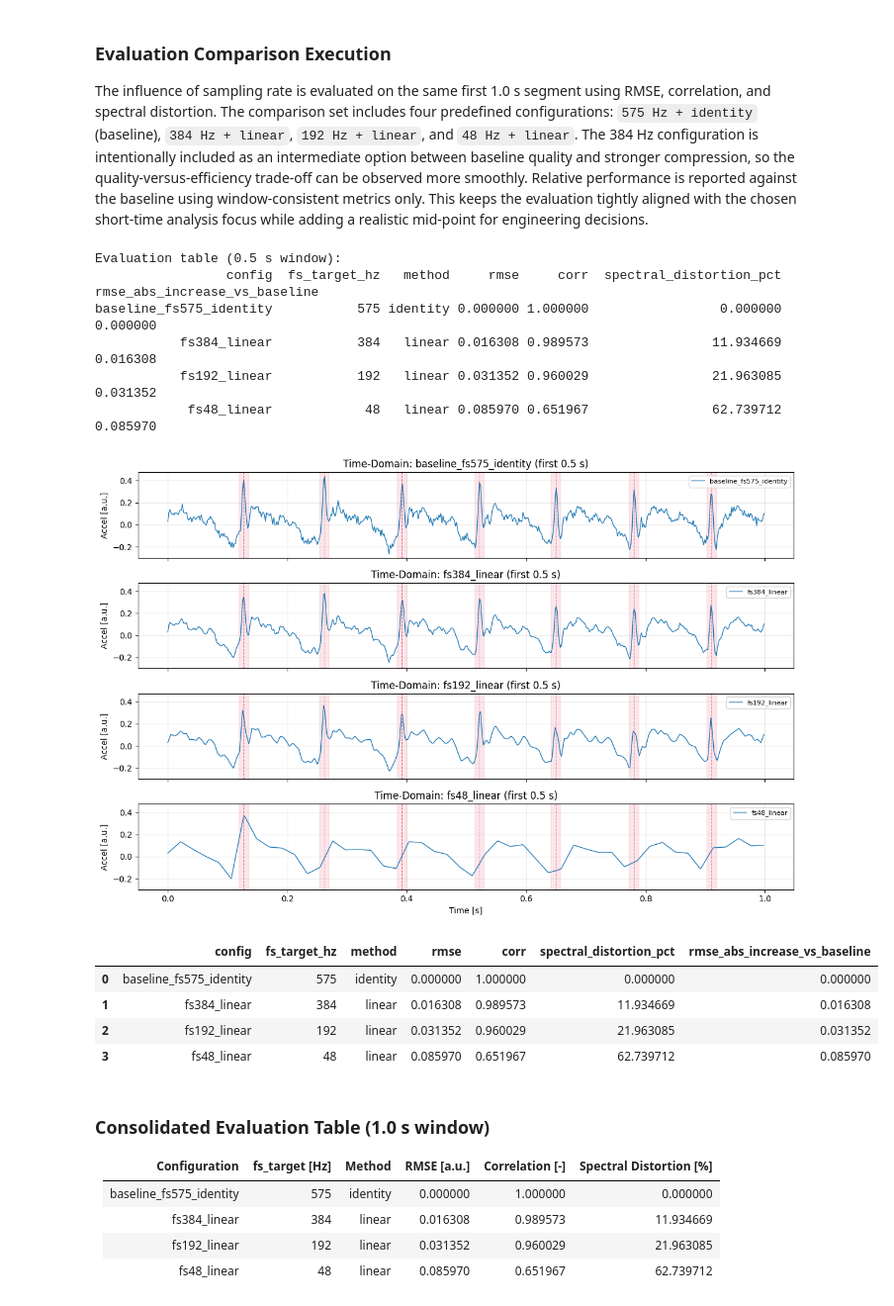
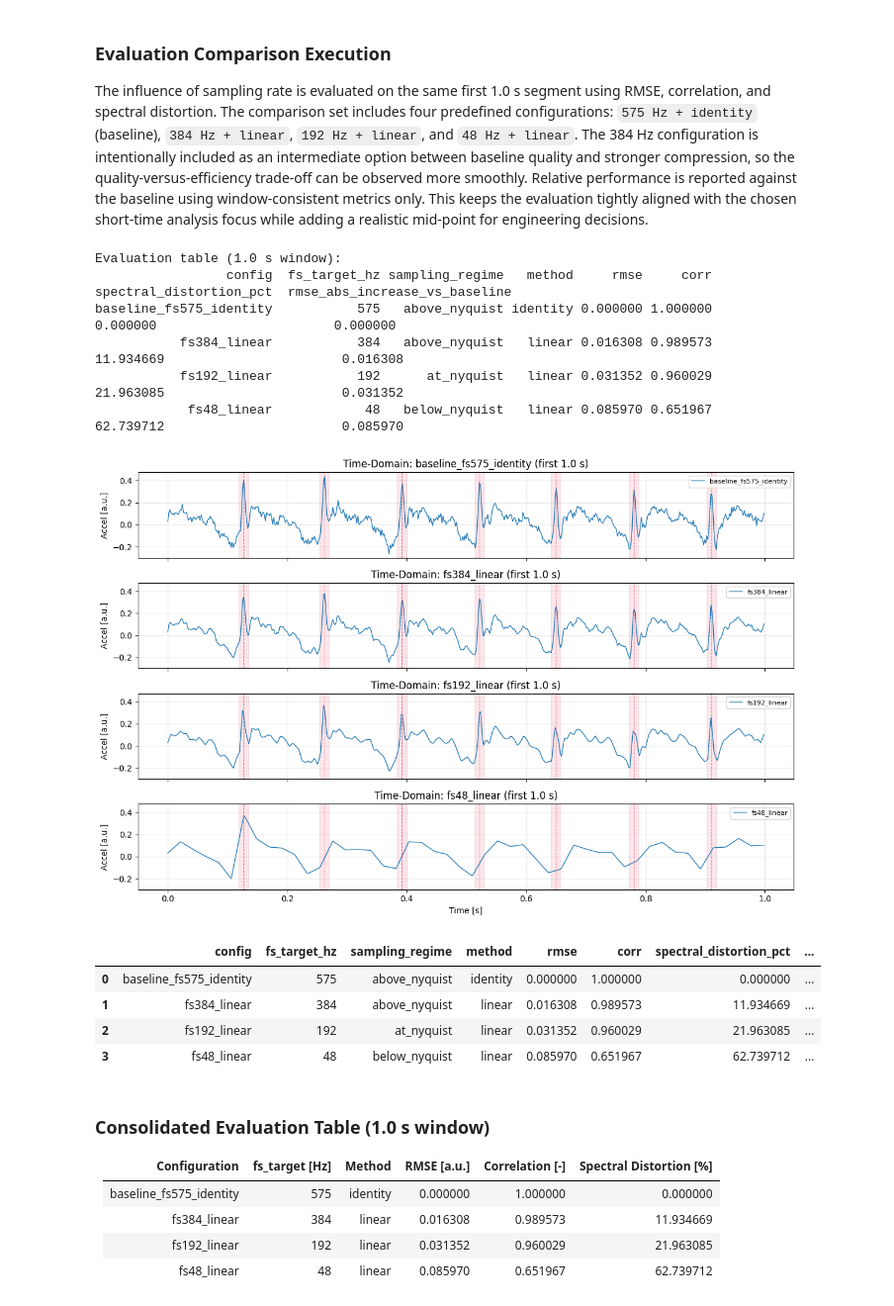
Before and after one commit to mikeandrusyak/gbsv-research, a Jupyter notebook: mc1/sampling_theorem.ipynb, the cells around one changed output. Shown at 99% size. Drawn from its saved outputs; the diff is of its cells as text; code cells hidden in the pictures.

```diff
--- a/mc1/sampling_theorem.ipynb
+++ b/mc1/sampling_theorem.ipynb
@@ -114,6 +127,10 @@ This approach assumes that the selected signal segment is representative and tha
 # %%
 import numpy as np
 import pandas as pd
+
+
+BANDWIDTH_EST_HZ = 95.0
+NYQUIST_MIN_FS_HZ = 2.0 * BANDWIDTH_EST_HZ
 
 
 def load_focus_window() -> np.ndarray:
@@ -121,6 +138,14 @@ def load_focus_window() -> np.ndarray:
 
     focus_samples = max(1, int(FS_HZ * FOCUS_WINDOW_SECONDS))
     return x_full[:focus_samples]
+
+
+def classify_sampling_regime(fs_target: int, fs_min: float, rel_tol: float = 0.05) -> str:
+    if abs(fs_target - fs_min) <= rel_tol * fs_min:
+        return "at_nyquist"
+    if fs_target > fs_min:
+        return "above_nyquist"
+    return "below_nyquist"
 
 
 def reconstruct_with_linear_interp(signal: np.ndarray, fs_in: int, fs_target: int) -> np.ndarray:
@@ -167,6 +192,9 @@ experiment_configs = [
 records = []
 reconstructions = {}
 
+print(f"Bandwidth estimate B = {BANDWIDTH_EST_HZ:.1f} Hz")
+print(f"Nyquist minimum sampling rate f_s,min = 2B = {NYQUIST_MIN_FS_HZ:.1f} Hz")
+
 for cfg in experiment_configs:
     x_rec = reconstruct_signal(x_ref, cfg["fs_target"], cfg["method"])
     reconstructions[cfg["config"]] = x_rec
@@ -175,6 +203,7 @@ for cfg in experiment_configs:
         {
             "config": cfg["config"],
             "fs_target_hz": cfg["fs_target"],
+            "sampling_regime": classify_sampling_regime(cfg["fs_target"], NYQUIST_MIN_FS_HZ),
             "method": cfg["method"],
             **compute_metrics(x_ref, x_rec, FS_HZ),
         }
@@ -253,44 +284,45 @@ def plot_time_domain_stack(
 
 
 results_eval_df = add_relative_rmse_columns(results_df)
 display_cols = [
     "config",
     "fs_target_hz",
+    "sampling_regime",
     "method",
     "rmse",
     "corr",
     "spectral_distortion_pct",
     "rmse_abs_increase_vs_baseline",
 ]
 
 print("Evaluation table (1.0 s window):")
 print(results_eval_df[display_cols].to_string(index=False))
 
 plot_configs = ["baseline_fs575_identity", "fs384_linear", "fs192_linear", "fs48_linear"]
 defect_times_for_plot = event_times_focus if "event_times_focus" in globals() else np.array([], dtype=np.float64)
 plot_time_domain_stack(
     reconstructions,
     plot_configs,
     x_ref.size,
     FS_HZ,
     defect_times_s=defect_times_for_plot,
     defect_half_width_s=EVENT_MARKER_HALF_WIDTH_S,
 )
 
 results_eval_df.sort_values("fs_target_hz", ascending=False)
 # %% [output]
-Evaluation table (0.5 s window):
-                 config  fs_target_hz   method     rmse     corr  spectral_distortion_pct  rmse_abs_increase_vs_baseline
-baseline_fs575_identity           575 identity 0.000000 1.000000                 0.000000                       0.000000
-           fs384_linear           384   linear 0.016308 0.989573                11.934669                       0.016308
-           fs192_linear           192   linear 0.031352 0.960029                21.963085                       0.031352
-            fs48_linear            48   linear 0.085970 0.651967                62.739712                       0.085970
+Evaluation table (1.0 s window):
+                 config  fs_target_hz sampling_regime   method     rmse     corr  spectral_distortion_pct  rmse_abs_increase_vs_baseline
+baseline_fs575_identity           575   above_nyquist identity 0.000000 1.000000                 0.000000                       0.000000
+           fs384_linear           384   above_nyquist   linear 0.016308 0.989573                11.934669                       0.016308
+           fs192_linear           192      at_nyquist   linear 0.031352 0.960029                21.963085                       0.031352
+            fs48_linear            48   below_nyquist   linear 0.085970 0.651967                62.739712                       0.085970
 [figure]
-|  | config | fs_target_hz | method | rmse | corr | spectral_distortion_pct | rmse_abs_increase_vs_baseline |
-| 0 | baseline_fs575_identity | 575 | identity | 0.000000 | 1.000000 | 0.000000 | 0.000000 |
-| 1 | fs384_linear | 384 | linear | 0.016308 | 0.989573 | 11.934669 | 0.016308 |
-| 2 | fs192_linear | 192 | linear | 0.031352 | 0.960029 | 21.963085 | 0.031352 |
-| 3 | fs48_linear | 48 | linear | 0.085970 | 0.651967 | 62.739712 | 0.085970 |
+|  | config | fs_target_hz | sampling_regime | method | rmse | corr | spectral_distortion_pct | ... |
+| 0 | baseline_fs575_identity | 575 | above_nyquist | identity | 0.000000 | 1.000000 | 0.000000 | ... |
+| 1 | fs384_linear | 384 | above_nyquist | linear | 0.016308 | 0.989573 | 11.934669 | ... |
+| 2 | fs192_linear | 192 | at_nyquist | linear | 0.031352 | 0.960029 | 21.963085 | ... |
+| 3 | fs48_linear | 48 | below_nyquist | linear | 0.085970 | 0.651967 | 62.739712 | ... |
 # %% [markdown]
 ### Consolidated Evaluation Table (1.0 s window)
 | Configuration | fs_target [Hz] | Method | RMSE [a.u.] | Correlation [-] | Spectral Distortion [%] |
```
Also changed, not shown: parts of 3 cells of this notebook, 2 other files.
